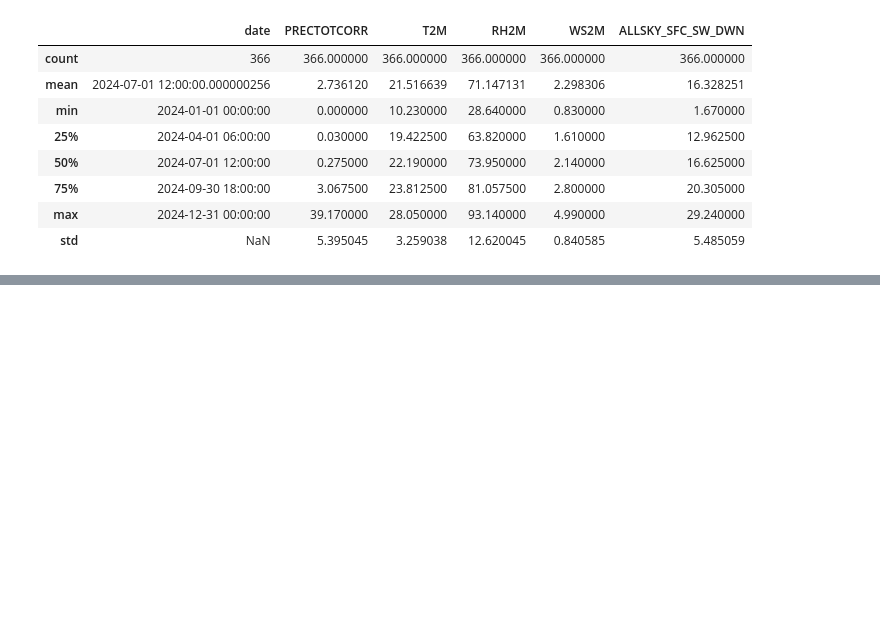
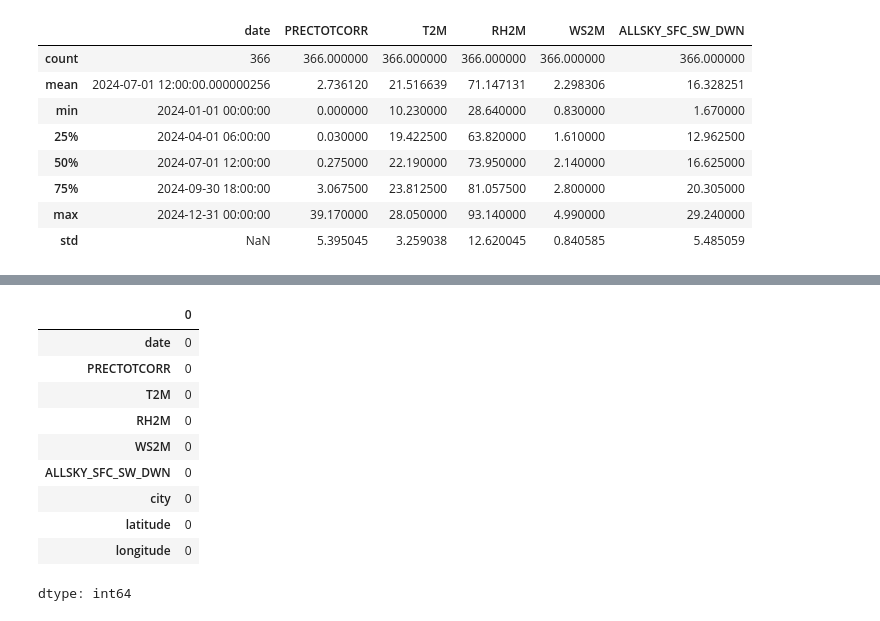
Before and after one commit to letyresina/SentinelSOS-GenAI, a Jupyter notebook: SentinelSOS.ipynb, the cells around one changed output, grey strips where cells are left out. Saved outputs shown, nothing was run; the diff lists cells and outputs as text; code cells hidden in the pictures; blank space fills up the shorter version.

```diff
--- a/SentinelSOS.ipynb
+++ b/SentinelSOS.ipynb
@@ -121,0 +261,14 @@ df.to_csv(
+# %%
+df.isnull().sum()
+# %% [output]
+|  | 0 |
+| date | 0 |
+| PRECTOTCORR | 0 |
+| T2M | 0 |
+| RH2M | 0 |
+| WS2M | 0 |
+| ALLSKY_SFC_SW_DWN | 0 |
+| city | 0 |
+| latitude | 0 |
+| longitude | 0 |
+dtype: int64
```
Also changed, not shown: parts of 34 cells of this notebook.
